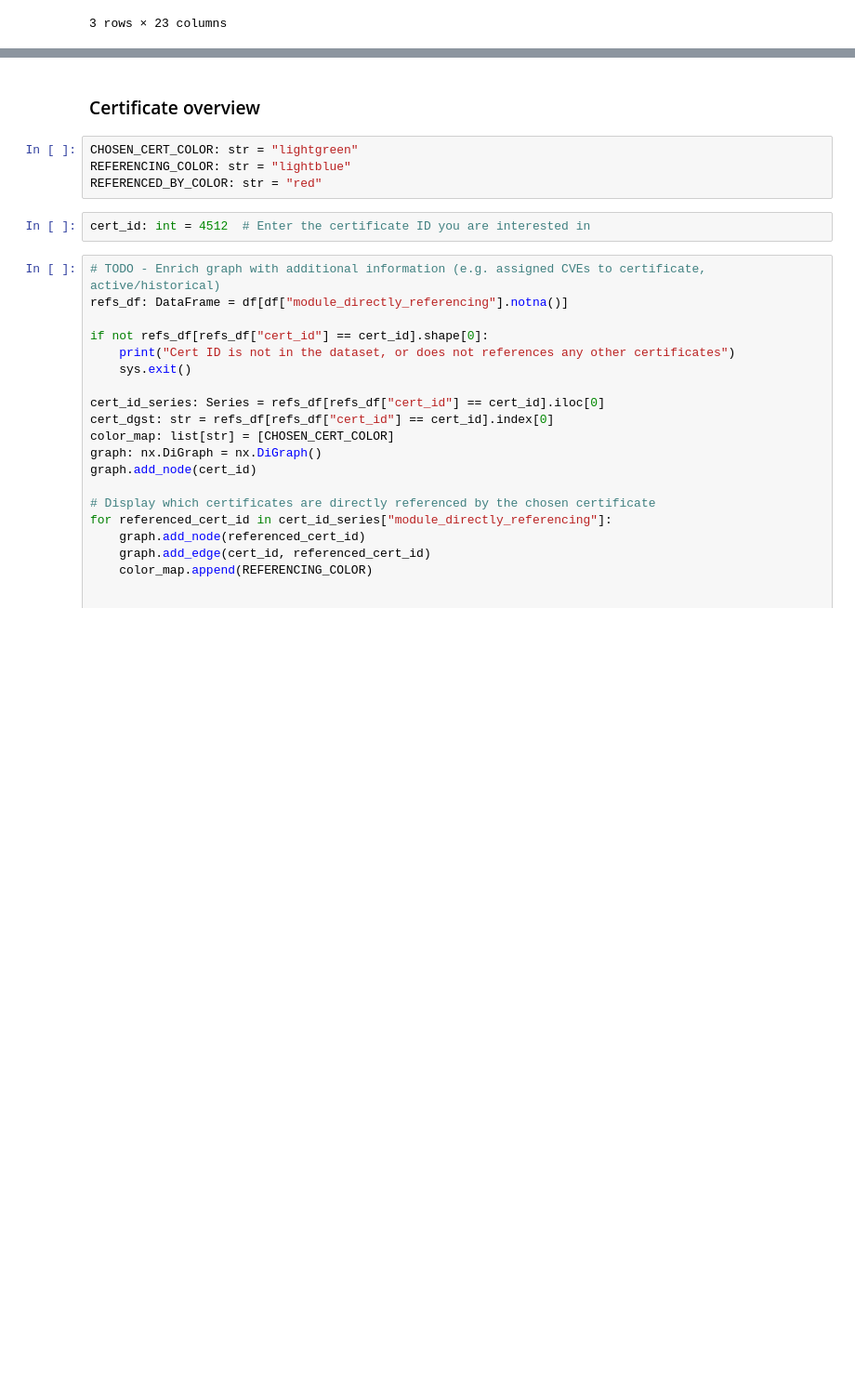
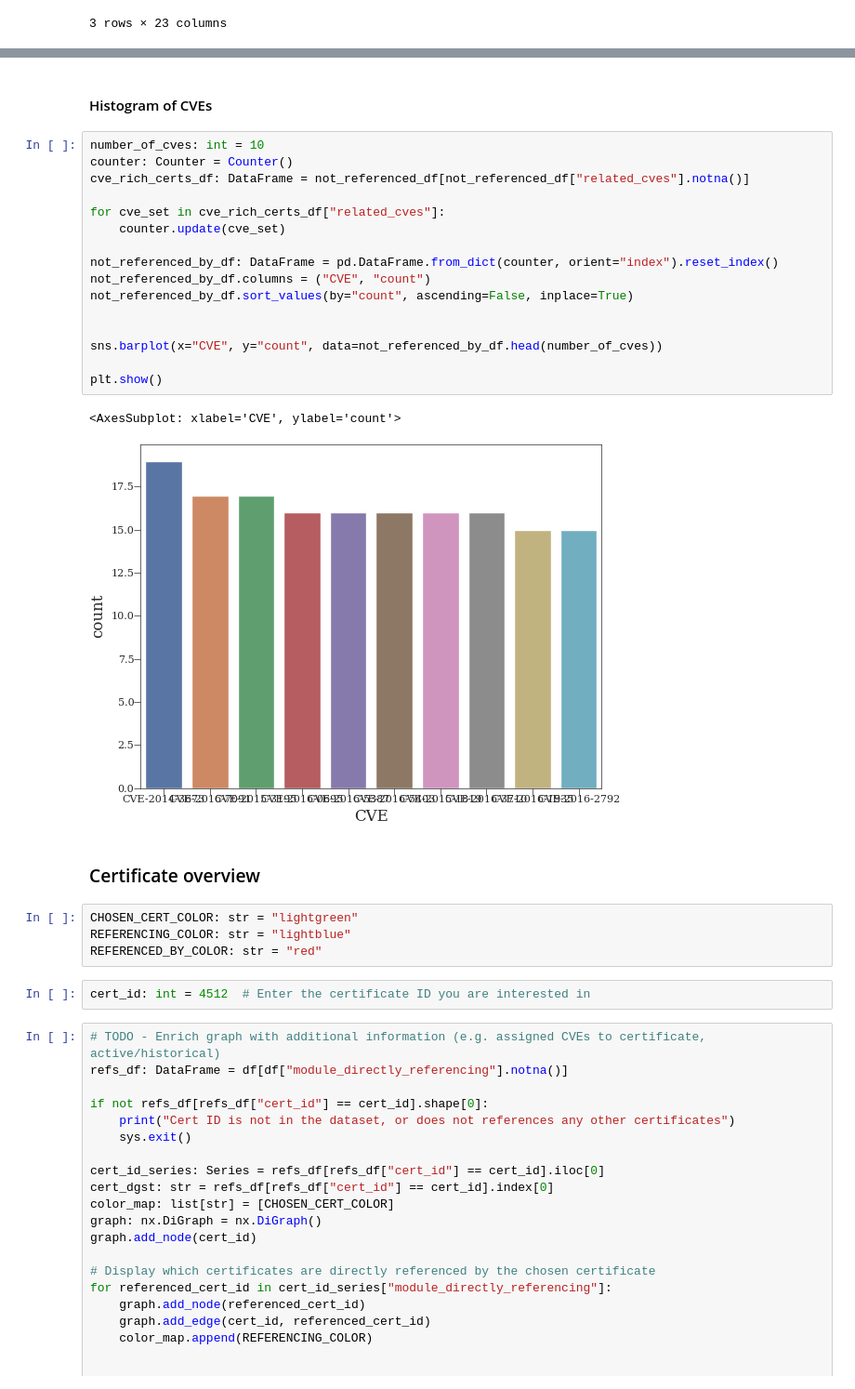
Before and after one commit to crocs-muni/sec-certs, a Jupyter notebook: notebooks/fips/references.ipynb, the cells around one changed output, grey strips where cells are left out. Shown at 93% size. Saved outputs shown, nothing was run; the diff lists cells and outputs as text; blank space fills up the shorter version.

```diff
--- a/notebooks/fips/references.ipynb
+++ b/notebooks/fips/references.ipynb
@@ -542,3 +561,24 @@ plt.show()
+# %% [markdown]
+#### Histogram of CVEs
+# %%
+number_of_cves: int = 10
+counter: Counter = Counter()
+cve_rich_certs_df: DataFrame = not_referenced_df[not_referenced_df["related_cves"].notna()]
+
+for cve_set in cve_rich_certs_df["related_cves"]:
+    counter.update(cve_set)
+
+not_referenced_by_df: DataFrame = pd.DataFrame.from_dict(counter, orient="index").reset_index()
+not_referenced_by_df.columns = ("CVE", "count")
+not_referenced_by_df.sort_values(by="count", ascending=False, inplace=True)
+
+
+sns.barplot(x="CVE", y="count", data=not_referenced_by_df.head(number_of_cves))
+
+plt.show()
+# %% [output]
+<AxesSubplot: xlabel='CVE', ylabel='count'>
+[figure, added]
 # %% [markdown]
 ### Certificate overview
 # %%
```
Also changed, not shown: parts of 19 cells of this notebook.
